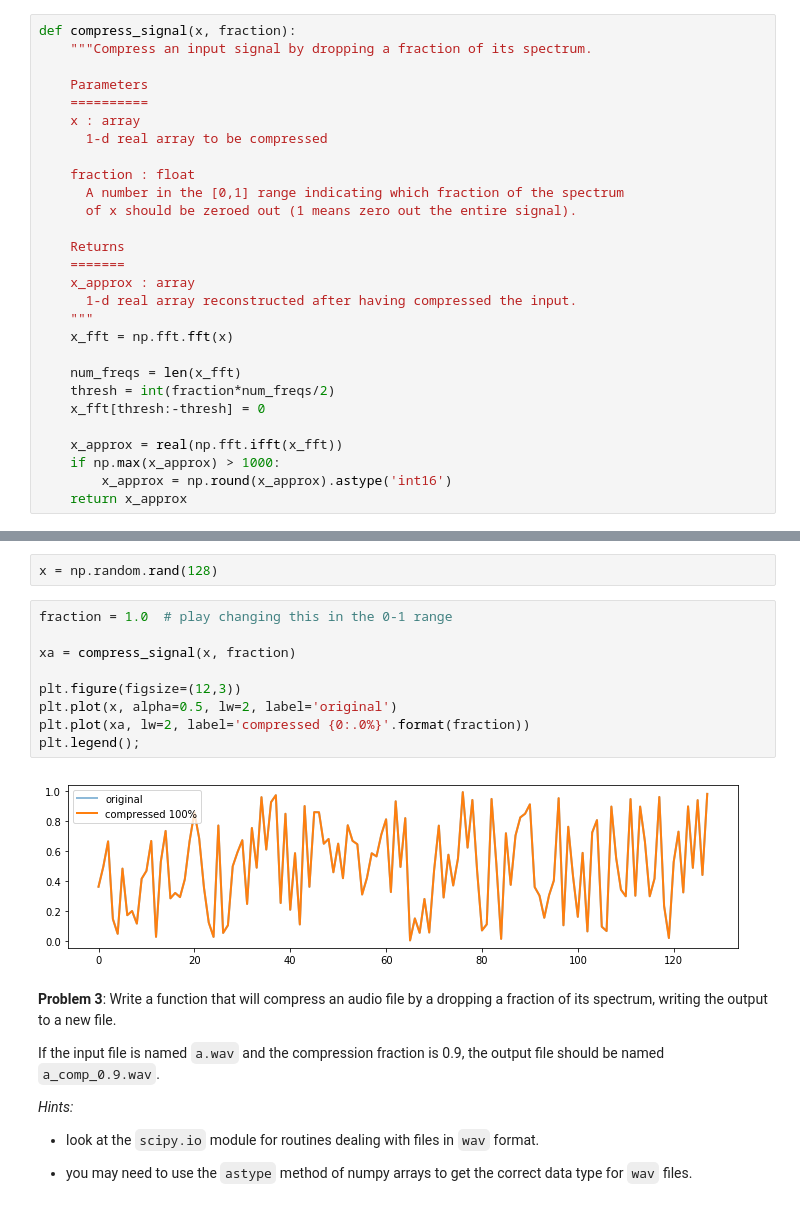
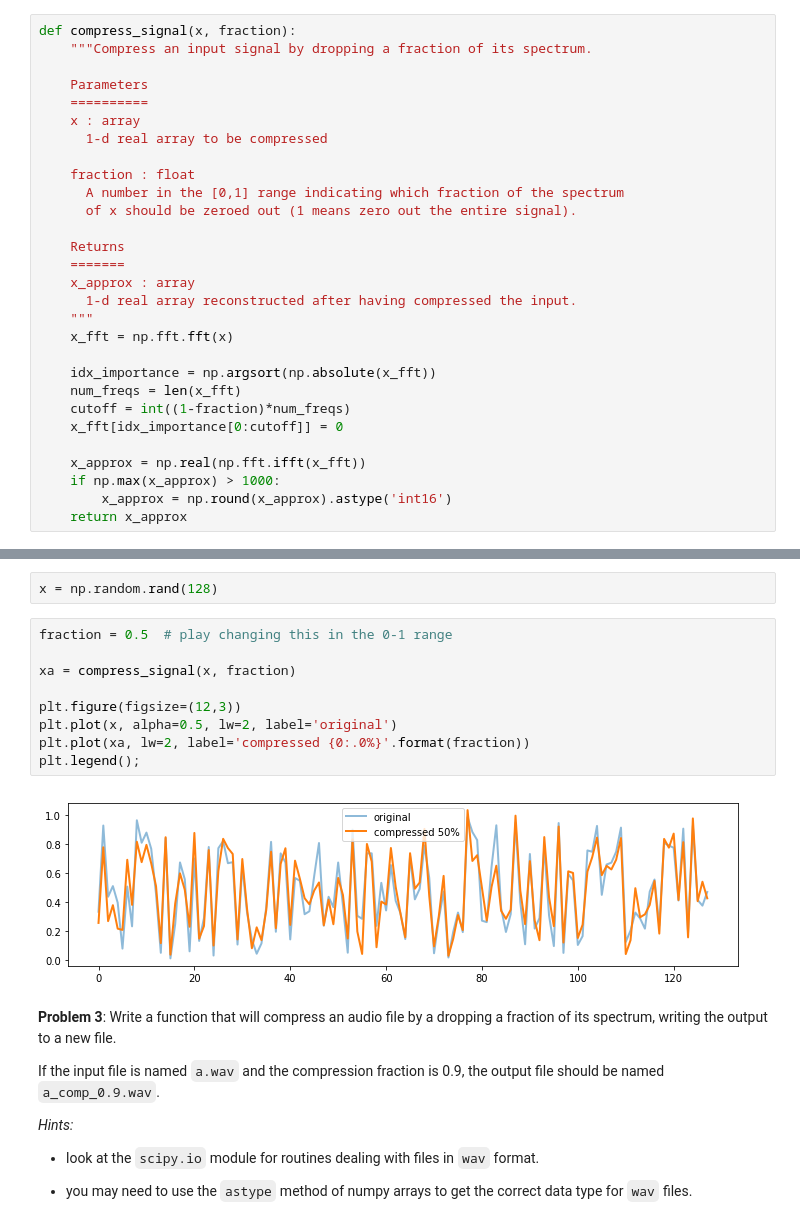
Before and after one commit to mattjaffe42/hw_py_ay250, a Jupyter notebook: hw1/jaffe_hw1.ipynb, the cells around one changed output, grey strips where cells are left out. Drawn from its saved outputs; the diff is of its cells as text.

```diff
--- a/hw1/jaffe_hw1.ipynb
+++ b/hw1/jaffe_hw1.ipynb
@@ -357,11 +354,12 @@ def compress_signal(x, fraction):
     """
     x_fft = np.fft.fft(x)
 
+    idx_importance = np.argsort(np.absolute(x_fft))
     num_freqs = len(x_fft)
-    thresh = int(fraction*num_freqs/2)
-    x_fft[thresh:-thresh] = 0
+    cutoff = int((1-fraction)*num_freqs)
+    x_fft[idx_importance[0:cutoff]] = 0
 
-    x_approx = real(np.fft.ifft(x_fft))
+    x_approx = np.real(np.fft.ifft(x_fft))
     if np.max(x_approx) > 1000:
         x_approx = np.round(x_approx).astype('int16')
     return x_approx
@@ -370,16 +368,16 @@ As a quick visual check (not that this is *not* a formal test of correctness), e
 # %%
 x = np.random.rand(128)
 # %%
-fraction = 1.0  # play changing this in the 0-1 range
+fraction = 0.5  # play changing this in the 0-1 range
 
 xa = compress_signal(x, fraction)
 
 plt.figure(figsize=(12,3))
 plt.plot(x, alpha=0.5, lw=2, label='original')
 plt.plot(xa, lw=2, label='compressed {0:.0%}'.format(fraction))
 plt.legend();
 # %% [output]
-[figure, old version]
+[figure, new version]
 # %% [markdown]
 **Problem 3**: Write a function that will compress an audio file by a dropping a fraction of its spectrum, writing the output to a new file.
 
```
Also changed, not shown: parts of 7 cells of this notebook.
